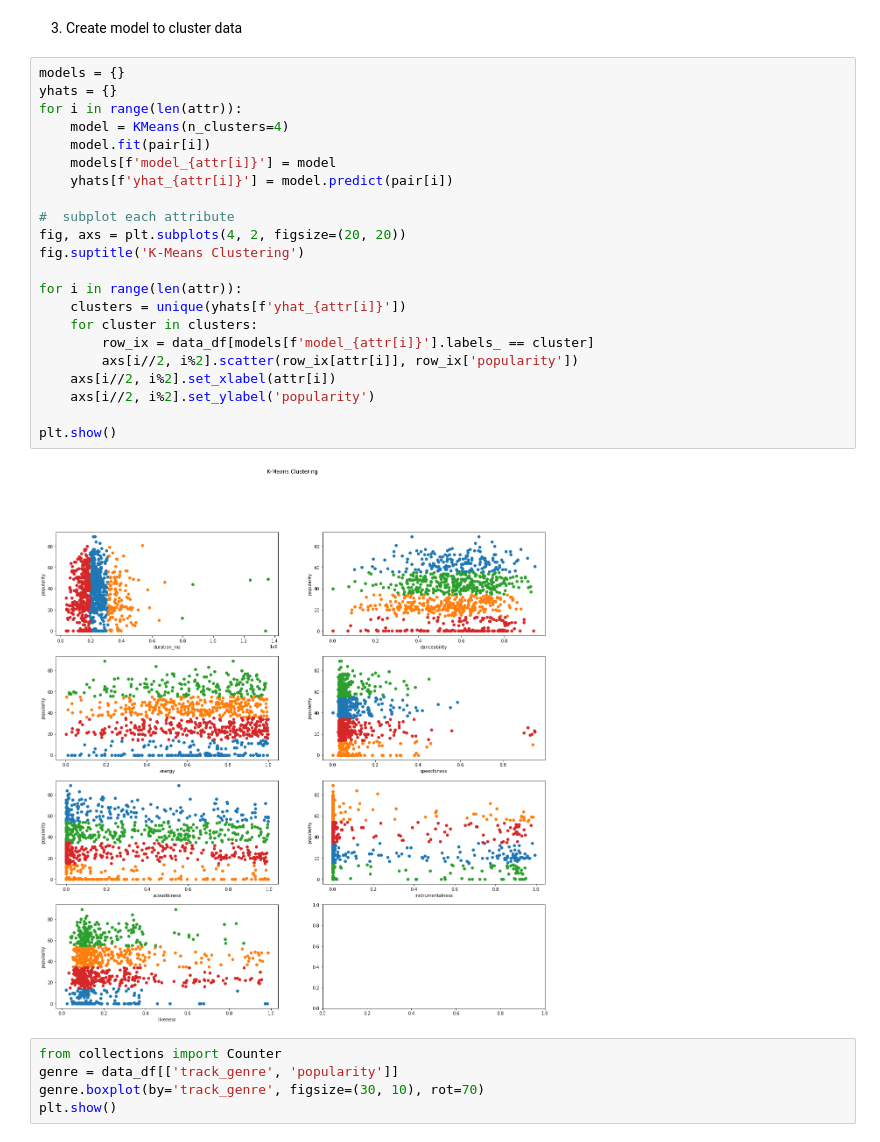
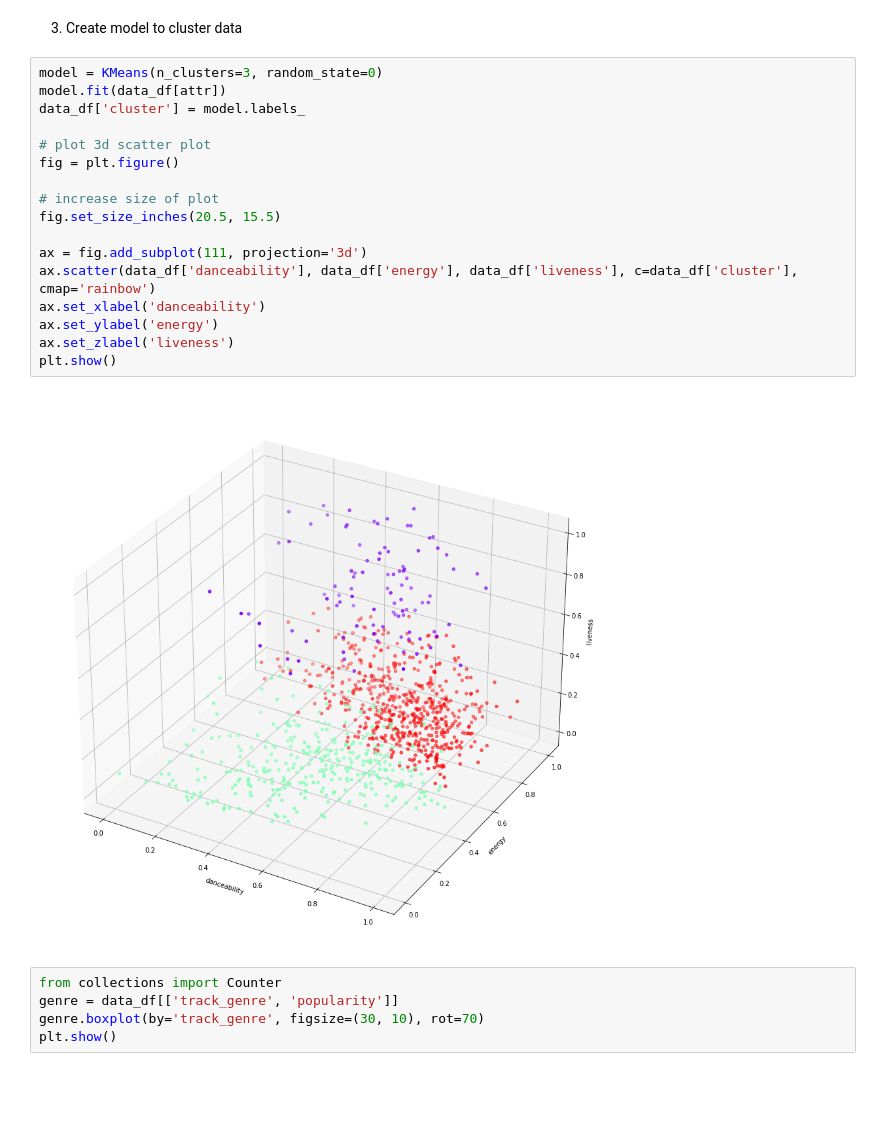
Before and after one commit to kev-ae/ds1-course_project, a Jupyter notebook: cluster.ipynb, the cells around one changed output. Saved outputs shown, nothing was run; the diff lists cells and outputs as text; blank space fills up the shorter version.

```diff
--- a/cluster.ipynb
+++ b/cluster.ipynb
@@ -49,29 +42,24 @@ plt.show()
 # %% [markdown]
 3. Create model to cluster data
-# %%
-models = {}
-yhats = {}
-for i in range(len(attr)):
-    model = KMeans(n_clusters=4)
-    model.fit(pair[i])
-    models[f'model_{attr[i]}'] = model
-    yhats[f'yhat_{attr[i]}'] = model.predict(pair[i])
-
-#  subplot each attribute
-fig, axs = plt.subplots(4, 2, figsize=(20, 20))
-fig.suptitle('K-Means Clustering')
-
-for i in range(len(attr)):
-    clusters = unique(yhats[f'yhat_{attr[i]}'])
-    for cluster in clusters:
-        row_ix = data_df[models[f'model_{attr[i]}'].labels_ == cluster]
-        axs[i//2, i%2].scatter(row_ix[attr[i]], row_ix['popularity'])
-    axs[i//2, i%2].set_xlabel(attr[i])
-    axs[i//2, i%2].set_ylabel('popularity')
-
-plt.show()
-# %% [output]
-[figure, removed]
+# %%
+model = KMeans(n_clusters=3, random_state=0)
+model.fit(data_df[attr])
+data_df['cluster'] = model.labels_
+
+# plot 3d scatter plot
+fig = plt.figure()
+
+# increase size of plot
+fig.set_size_inches(20.5, 15.5)
+
+ax = fig.add_subplot(111, projection='3d')
+ax.scatter(data_df['danceability'], data_df['energy'], data_df['liveness'], c=data_df['cluster'], cmap='rainbow')
+ax.set_xlabel('danceability')
+ax.set_ylabel('energy')
+ax.set_zlabel('liveness')
+plt.show()
+# %% [output]
+[figure, added]
 # %%
 from collections import Counter
 genre = data_df[['track_genre', 'popularity']]
```
Also changed, not shown: parts of 3 cells of this notebook.
